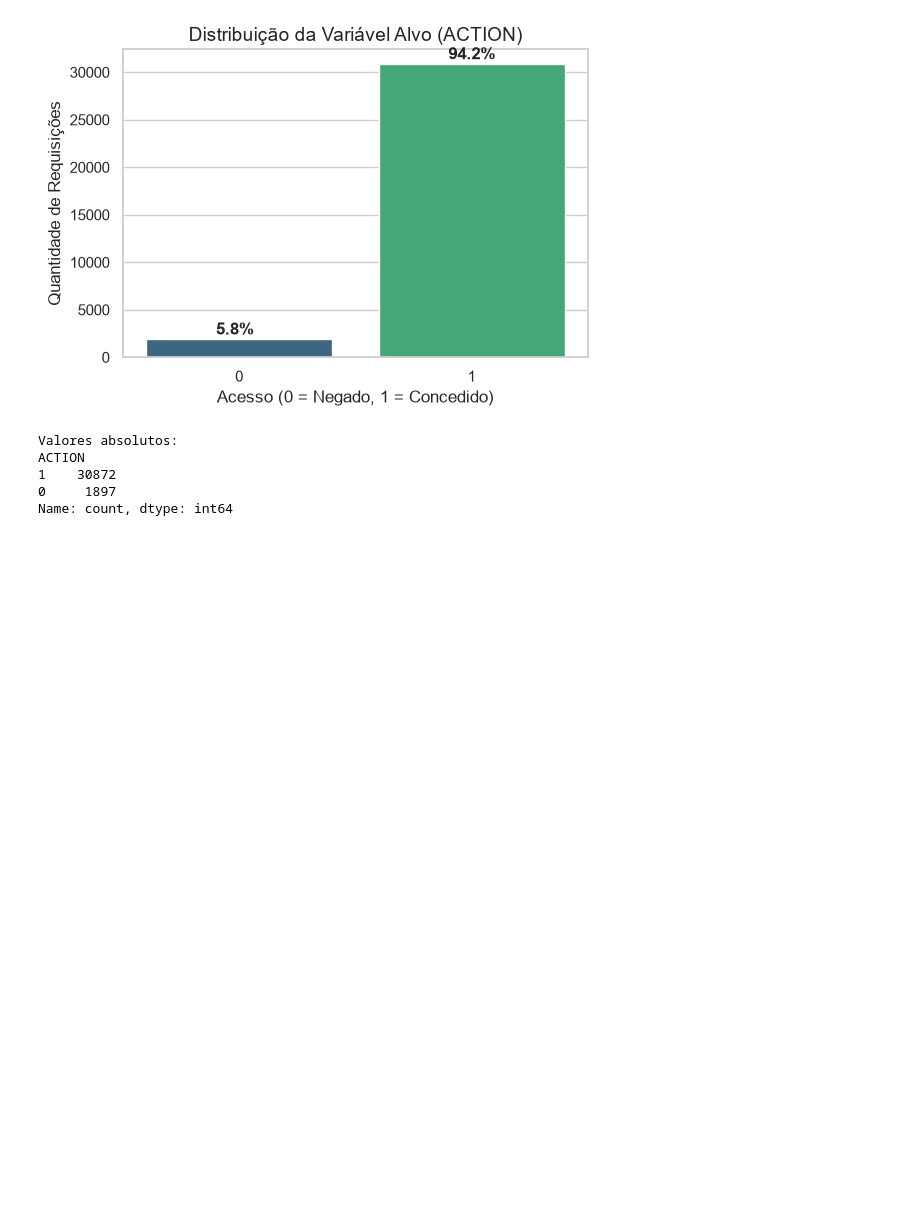
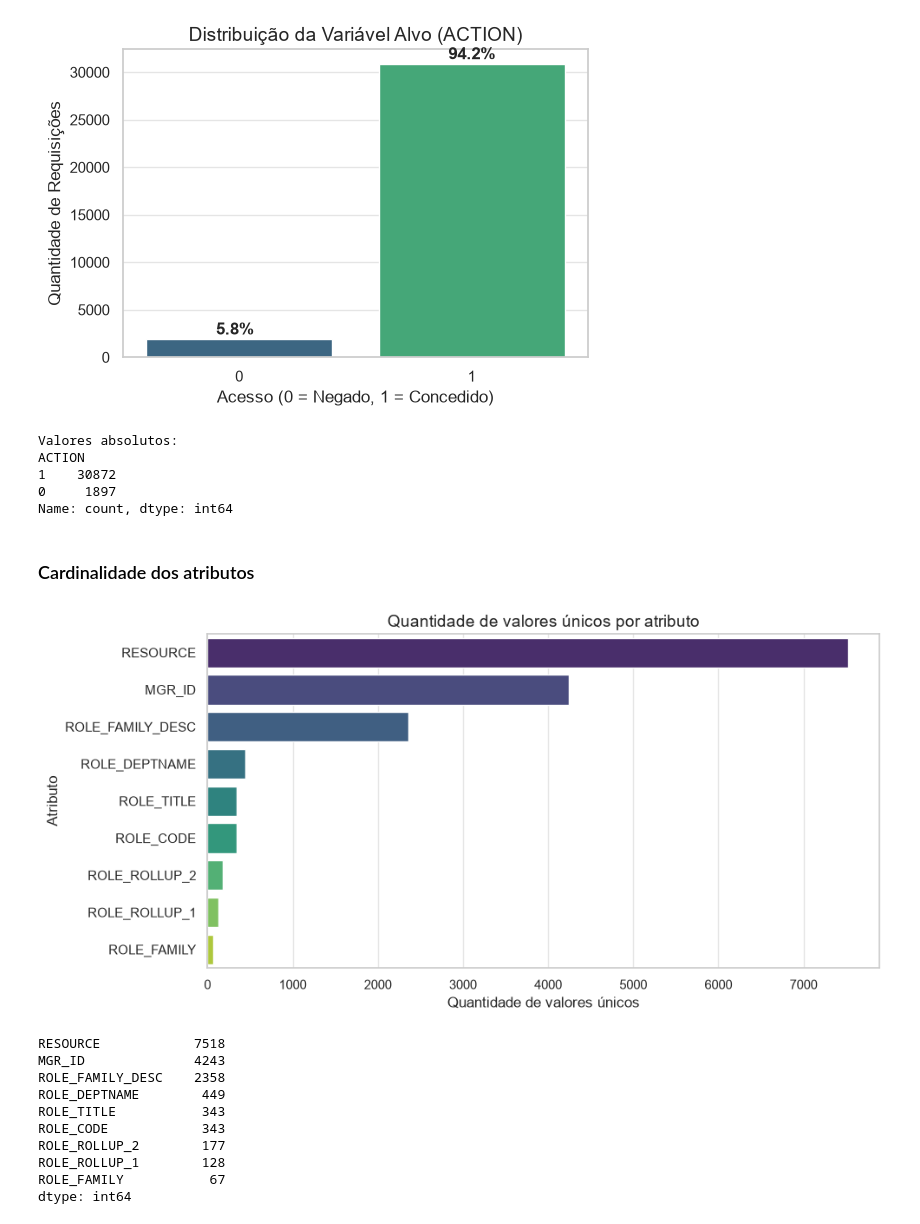
Before and after one commit to arthurtdl/access-grant-prediction, a Jupyter notebook: notebooks/01_analise_exploratoria.ipynb, the cells around one changed output. Drawn from its saved outputs; the diff is of its cells as text; code cells hidden in the pictures; blank space fills up the shorter version.

```diff
--- a/notebooks/01_analise_exploratoria.ipynb
+++ b/notebooks/01_analise_exploratoria.ipynb
@@ -89,3 +89,30 @@ ACTION
 1    30872
 0     1897
 Name: count, dtype: int64
+# %% [markdown]
+### Cardinalidade dos atributos
+# %%
+# Calculando a quantidade de valores únicos em cada atributo
+# Os atributos são códigos numéricos, mas representam categorias do problema
+cardinalidade = df_train.drop(columns='ACTION').nunique().sort_values(ascending=False)
+
+plt.figure(figsize=(10, 5))
+sns.barplot(x=cardinalidade.values, y=cardinalidade.index, hue=cardinalidade.index, palette='viridis', legend=False)
+plt.title('Quantidade de valores únicos por atributo', fontsize=14)
+plt.xlabel('Quantidade de valores únicos', fontsize=12)
+plt.ylabel('Atributo', fontsize=12)
+plt.show()
+
+cardinalidade
+# %% [output]
+[figure, added]
+RESOURCE            7518
+MGR_ID              4243
+ROLE_FAMILY_DESC    2358
+ROLE_DEPTNAME        449
+ROLE_TITLE           343
+ROLE_CODE            343
+ROLE_ROLLUP_2        177
+ROLE_ROLLUP_1        128
+ROLE_FAMILY           67
+dtype: int64
```
Also changed, not shown: parts of 8 cells of this notebook.
